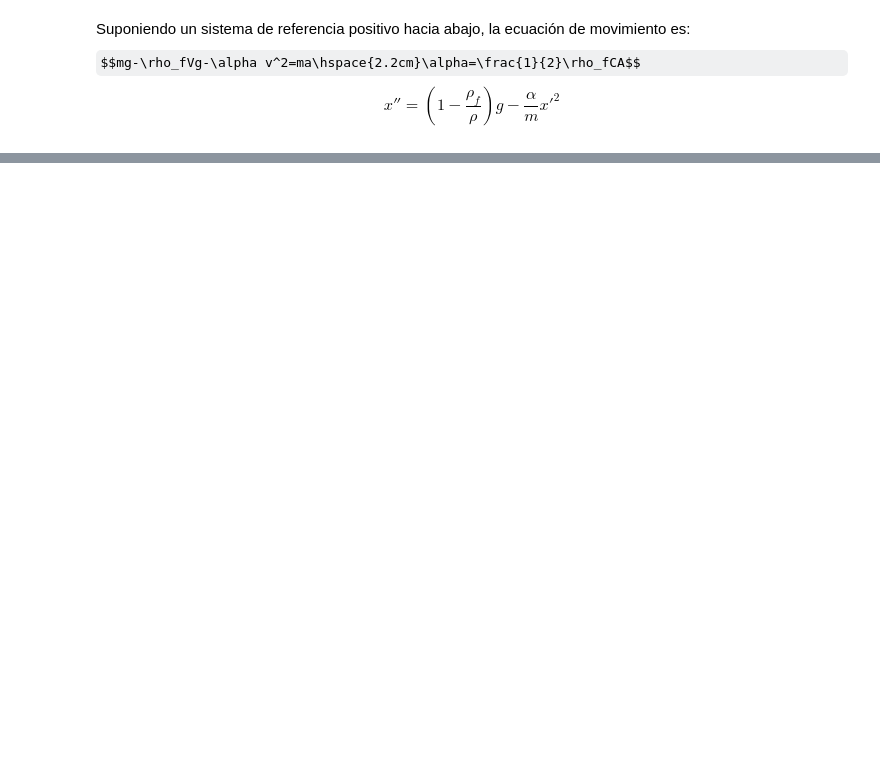
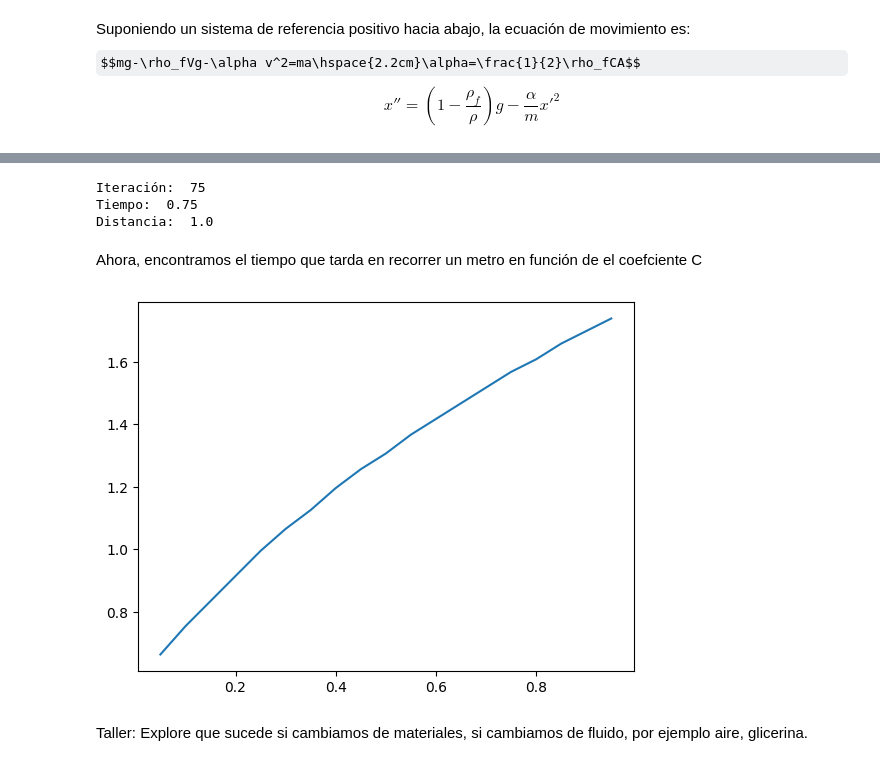
Before and after one commit to cjimenez275/Simulacion_Fisica, a Jupyter notebook: 7_ODEINT.ipynb, the cells around one changed output, grey strips where cells are left out. Cells and saved outputs as stored; diff of their text form; code cells hidden in the pictures; some formulas as TeX source; blank space fills up the shorter version.

```diff
--- a/7_ODEINT.ipynb
+++ b/7_ODEINT.ipynb
@@ -126,0 +188,56 @@ la velocidad limite es:  0.84 m/s
+# %%
+g, pf, p, m = 9.8, 1000, 2700, 0.0027
+C=0.1
+A = 0.0001
+a=0.5*pf*C*A
+
+x0 = [0, 0]
+def ecuacion(y0,x):
+  x, v = y0
+  f = [v, (1-(pf/p))*g-(a/m)*v**2]
+  return f
+
+t = np.linspace(0, 2, 200)
+xsol = odeint(ecuacion, x0, t)
+
+i = 0
+while abs(xsol[i, 0]-1)>0.01:
+  i = i+1
+print("Iteración: ", i)
+print("Tiempo: ", round(t[i], 2))
+print("Distancia: ",  round(xsol[i, 0],2))
+# %% [output]
+Iteración:  75
+Tiempo:  0.75
+Distancia:  1.0
+# %% [markdown]
+Ahora, encontramos el tiempo que tarda en recorrer un metro en función de el coefciente C
+# %%
+g, pf, p, m = 9.8, 1000, 2700, 0.0027
+A = 0.0001
+T = []
+CC = []
+for j in range(1, 20):
+  C=0.05*j
+  a=0.5*pf*C*A
+  x0 = [0, 0]
+  def ecuacion(y0,x):
+    x, v = y0
+    f = [v, (1-(pf/p))*g-(a/m)*v**2]
+    return f
+
+  t = np.linspace(0, 2, 200)
+  xsol = odeint(ecuacion, x0, t)
+
+  i = 0
+  while abs(xsol[i, 0]-1)>0.01:
+    i = i+1
+  T.append(t[i])
+  CC.append(C)
+plt.plot(CC, T)
+plt.show()
+# %% [output]
+[figure, added]
+# %% [markdown]
+Taller:
+Explore que sucede si cambiamos de materiales, si cambiamos de fluido, por ejemplo aire, glicerina.
```
Also changed, not shown: parts of 8 cells of this notebook.
